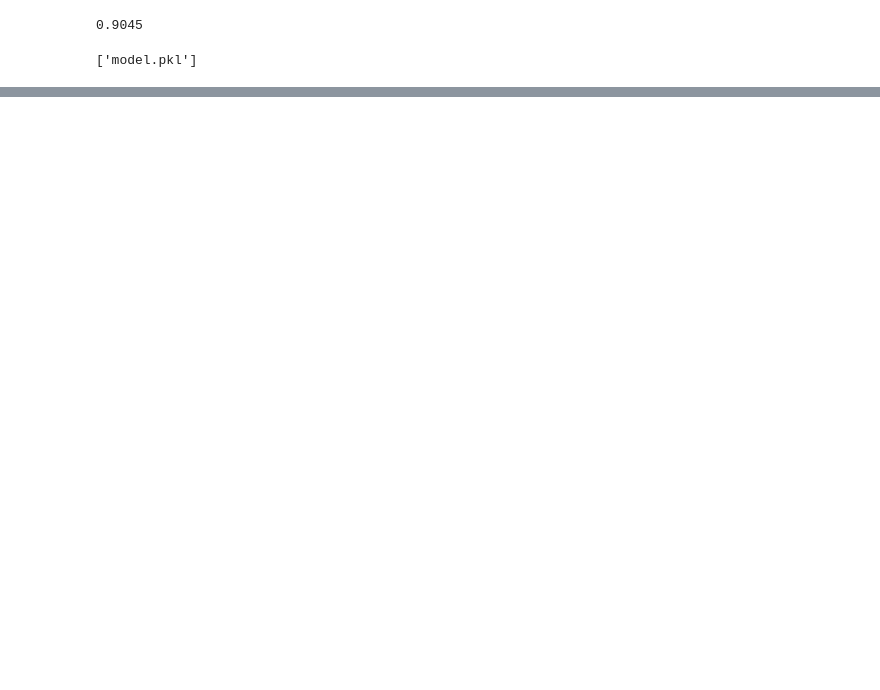
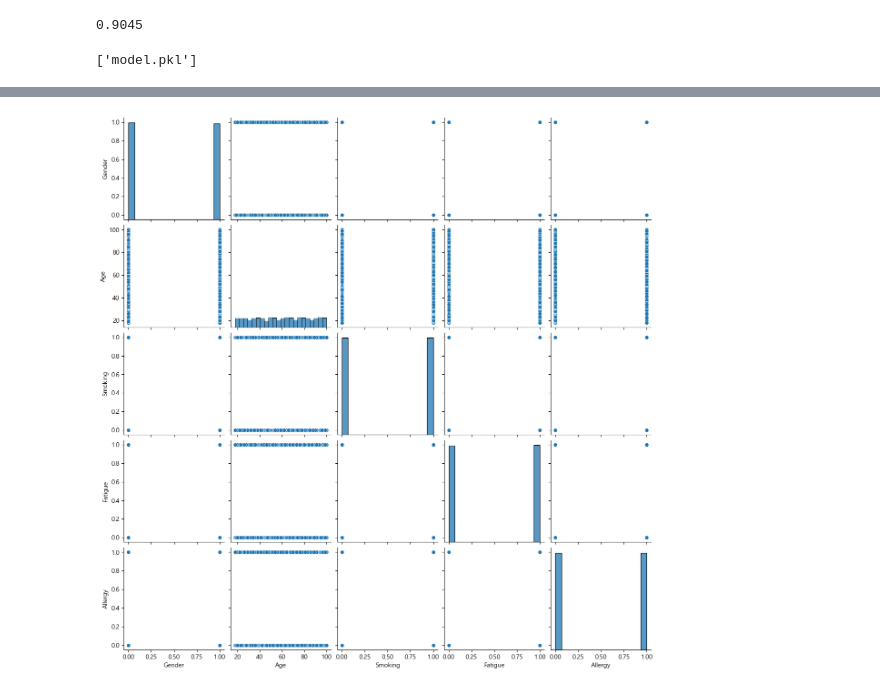
Before and after one commit to Yeomdongsu/YH-semi_final2-cancer-prediction, a Jupyter notebook: cancer-prediction.ipynb, the cells around one changed output, grey strips where cells are left out. Saved outputs shown, nothing was run; the diff lists cells and outputs as text; code cells hidden in the pictures; blank space fills up the shorter version.

```diff
--- a/cancer-prediction.ipynb
+++ b/cancer-prediction.ipynb
@@ -170,0 +281,5 @@ joblib.dump(model, "model.pkl")
+# %%
+sb.pairplot(data=df, vars=["Gender","Age","Smoking","Fatigue","Allergy"])
+plt.show()
+# %% [output]
+[figure, added]
```
Also changed, not shown: parts of 20 cells of this notebook, 4 other files.
